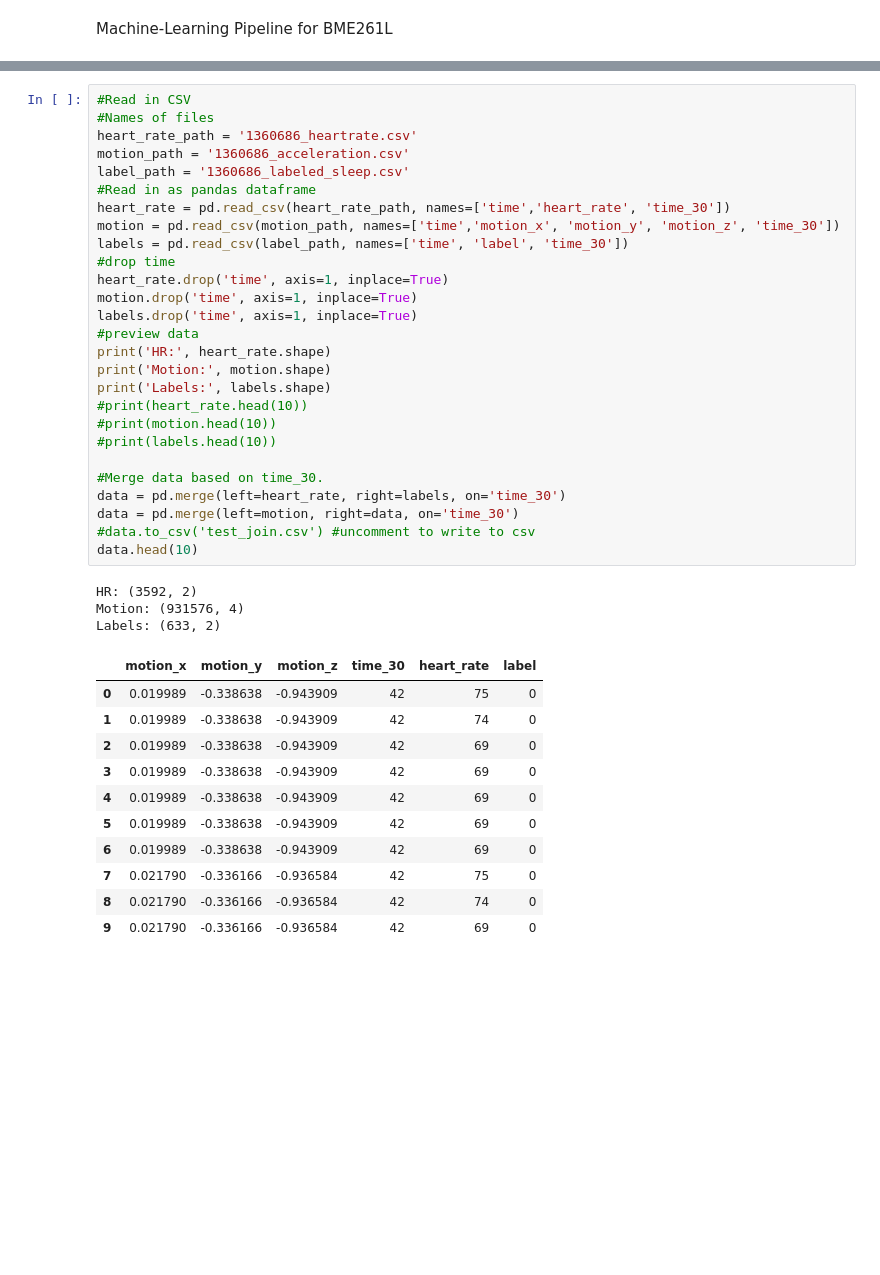
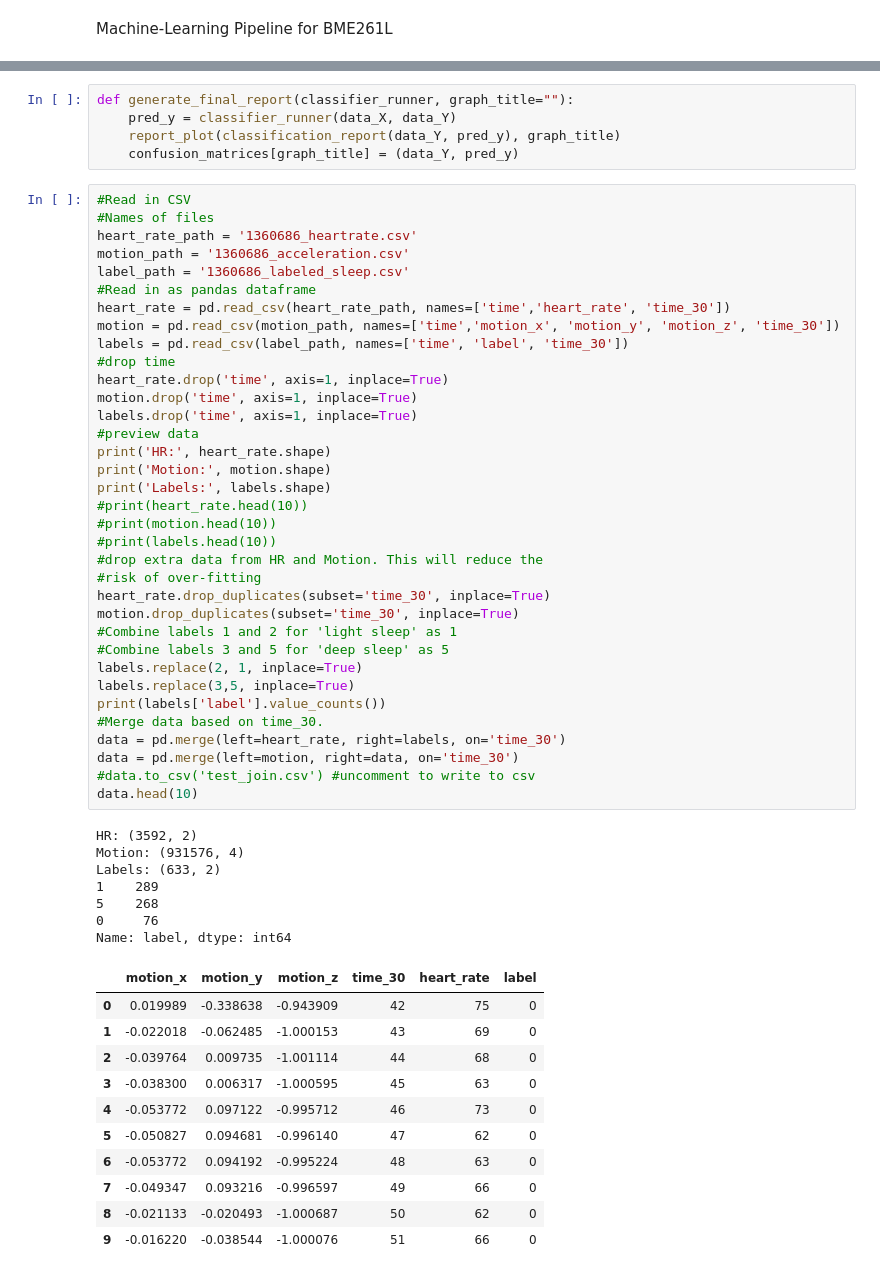
Before and after one commit to sarahmounho/BME261L, a Jupyter notebook: BME261L_MachineLearningPipeline.ipynb, the cells around one changed output, grey strips where cells are left out. Drawn from its saved outputs; the diff is of its cells as text; blank space fills up the shorter version.

Commit message:
Update BME261L_MachineLearningPipeline.ipynb
Got rid of duplicate data. One datapoint per 30-second interval. Created graphical representation of model performance.

```diff
--- a/BME261L_MachineLearningPipeline.ipynb
+++ b/BME261L_MachineLearningPipeline.ipynb
@@ -39,45 +64,62 @@ def downsample_data(data, labels):
+# %%
+def generate_final_report(classifier_runner, graph_title=""):
+    pred_y = classifier_runner(data_X, data_Y)
+    report_plot(classification_report(data_Y, pred_y), graph_title)
+    confusion_matrices[graph_title] = (data_Y, pred_y)
 # %%
 #Read in CSV
 #Names of files
 heart_rate_path = '1360686_heartrate.csv'
 motion_path = '1360686_acceleration.csv'
 label_path = '1360686_labeled_sleep.csv'
 #Read in as pandas dataframe
 heart_rate = pd.read_csv(heart_rate_path, names=['time','heart_rate', 'time_30'])
 motion = pd.read_csv(motion_path, names=['time','motion_x', 'motion_y', 'motion_z', 'time_30'])
 labels = pd.read_csv(label_path, names=['time', 'label', 'time_30'])
 #drop time
 heart_rate.drop('time', axis=1, inplace=True)
 motion.drop('time', axis=1, inplace=True)
 labels.drop('time', axis=1, inplace=True)
 #preview data
 print('HR:', heart_rate.shape)
 print('Motion:', motion.shape)
 print('Labels:', labels.shape)
 #print(heart_rate.head(10))
 #print(motion.head(10))
 #print(labels.head(10))
-
+#drop extra data from HR and Motion. This will reduce the
+#risk of over-fitting
+heart_rate.drop_duplicates(subset='time_30', inplace=True)
+motion.drop_duplicates(subset='time_30', inplace=True)
+#Combine labels 1 and 2 for 'light sleep' as 1
+#Combine labels 3 and 5 for 'deep sleep' as 5
+labels.replace(2, 1, inplace=True)
+labels.replace(3,5, inplace=True)
+print(labels['label'].value_counts())
 #Merge data based on time_30.
 data = pd.merge(left=heart_rate, right=labels, on='time_30')
 data = pd.merge(left=motion, right=data, on='time_30')
 #data.to_csv('test_join.csv') #uncomment to write to csv
 data.head(10)
 # %% [output]
 HR: (3592, 2)
 Motion: (931576, 4)
 Labels: (633, 2)
+1    289
+5    268
+0     76
+Name: label, dtype: int64
 |  | motion_x | motion_y | motion_z | time_30 | heart_rate | label |
 | 0 | 0.019989 | -0.338638 | -0.943909 | 42 | 75 | 0 |
-| 1 | 0.019989 | -0.338638 | -0.943909 | 42 | 74 | 0 |
-| 2 | 0.019989 | -0.338638 | -0.943909 | 42 | 69 | 0 |
-| 3 | 0.019989 | -0.338638 | -0.943909 | 42 | 69 | 0 |
-| 4 | 0.019989 | -0.338638 | -0.943909 | 42 | 69 | 0 |
-| 5 | 0.019989 | -0.338638 | -0.943909 | 42 | 69 | 0 |
-| 6 | 0.019989 | -0.338638 | -0.943909 | 42 | 69 | 0 |
-| 7 | 0.021790 | -0.336166 | -0.936584 | 42 | 75 | 0 |
-| 8 | 0.021790 | -0.336166 | -0.936584 | 42 | 74 | 0 |
-| 9 | 0.021790 | -0.336166 | -0.936584 | 42 | 69 | 0 |
+| 1 | -0.022018 | -0.062485 | -1.000153 | 43 | 69 | 0 |
+| 2 | -0.039764 | 0.009735 | -1.001114 | 44 | 68 | 0 |
+| 3 | -0.038300 | 0.006317 | -1.000595 | 45 | 63 | 0 |
+| 4 | -0.053772 | 0.097122 | -0.995712 | 46 | 73 | 0 |
+| 5 | -0.050827 | 0.094681 | -0.996140 | 47 | 62 | 0 |
+| 6 | -0.053772 | 0.094192 | -0.995224 | 48 | 63 | 0 |
+| 7 | -0.049347 | 0.093216 | -0.996597 | 49 | 66 | 0 |
+| 8 | -0.021133 | -0.020493 | -1.000687 | 50 | 62 | 0 |
+| 9 | -0.016220 | -0.038544 | -1.000076 | 51 | 66 | 0 |
 # %%
 #seperate features from label
 data_X = data.iloc[:, 0:5]
```
Also changed, not shown: parts of 19 cells of this notebook.
